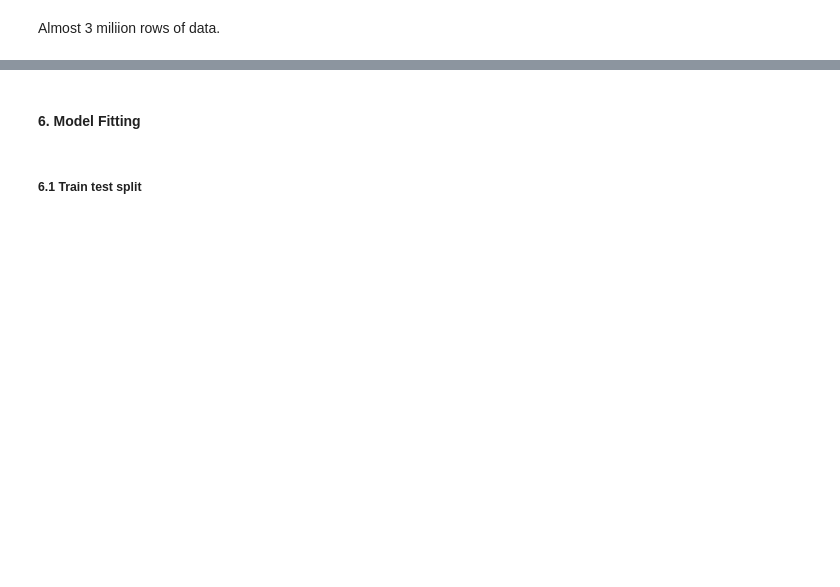
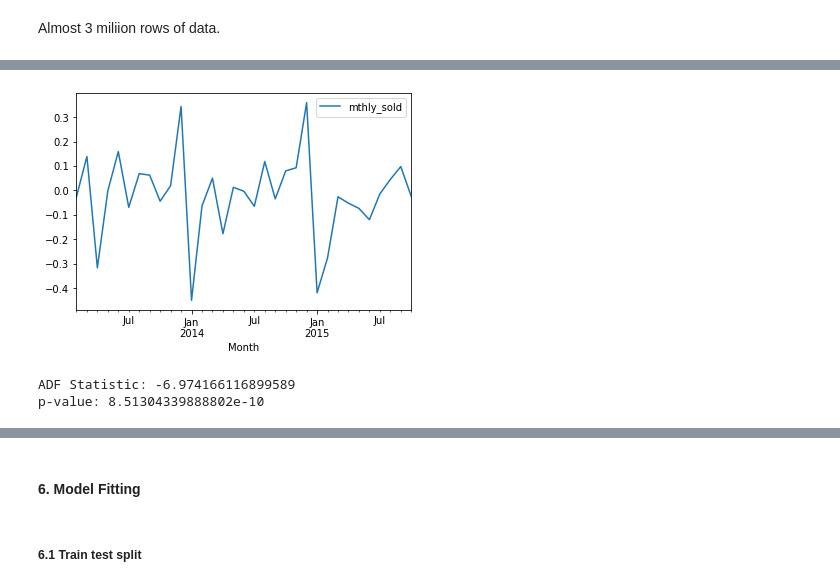
Before and after one commit to LooyeeNg/DataScienceProjects, a Jupyter notebook: predict future sales/predict-future-sales.ipynb, the cells around one changed output, grey strips where cells are left out. Drawn from its saved outputs; the diff is of its cells as text; code cells hidden in the pictures; blank space fills up the shorter version.

```diff
--- a/predict future sales/predict-future-sales.ipynb
+++ b/predict future sales/predict-future-sales.ipynb
@@ -223,0 +218,16 @@ Critical Values :
+# %%
+# Run ADF test on the differenced time series
+result = adfuller(sales_df_stationary['mthly_sold'])
+
+# Plot the differenced time series
+fig, ax = plt.subplots()
+sales_df_stationary.plot(ax=ax)
+plt.show()
+
+# Print the test statistic and the p-value
+print('ADF Statistic:', result[0])
+print('p-value:', result[1])
+# %% [output]
+[figure, added]
+ADF Statistic: -6.974166116899589
+p-value: 8.51304339888802e-10
```
Also changed, not shown: parts of 59 cells of this notebook.
